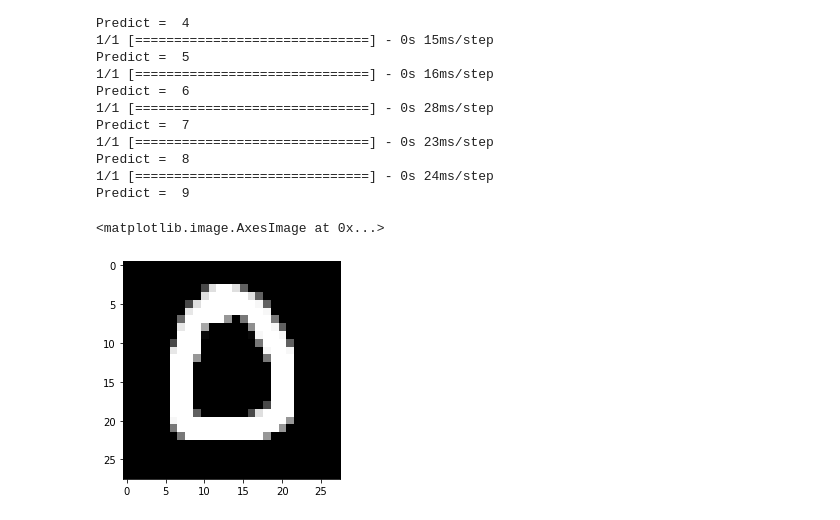
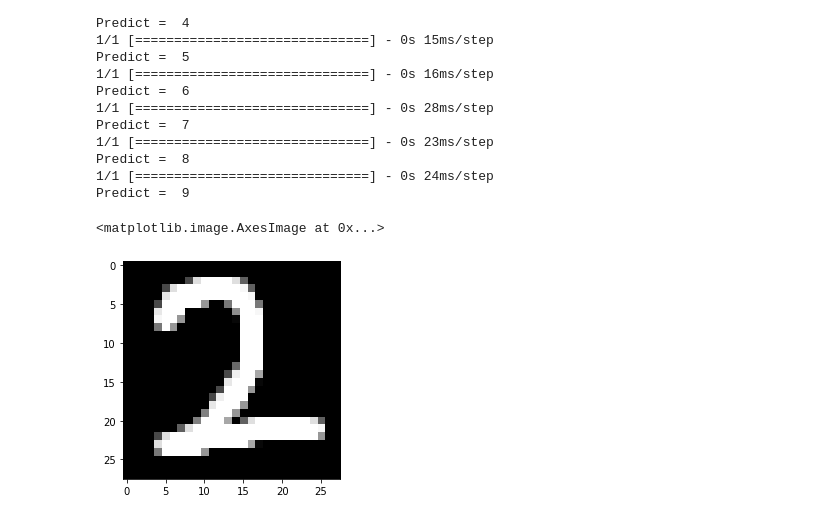
Before and after one commit to ShivamJoshi9/DigitRecognition, a Jupyter notebook: DigitRecognition_Using_ANN/digitRecognition.ipynb, the cells around one changed output. Drawn from its saved outputs; the diff is of its cells as text; code cells hidden in the pictures.

```diff
--- a/DigitRecognition_Using_ANN/digitRecognition.ipynb
+++ b/DigitRecognition_Using_ANN/digitRecognition.ipynb
@@ -182,10 +182,10 @@ Predict =  8
 1/1 [==============================] - 0s 24ms/step
 Predict =  9
 # %%
-z = 0
+z = 2
 img_show = cv.imread(f'{z}.png')
 img_show = np.invert(img_show)
 plt.imshow(img_show)
 # %% [output]
 <matplotlib.image.AxesImage at 0x...>
-[figure, old version]
+[figure, new version]
```
Also changed, not shown: parts of 3 cells of this notebook, 1 other file.
